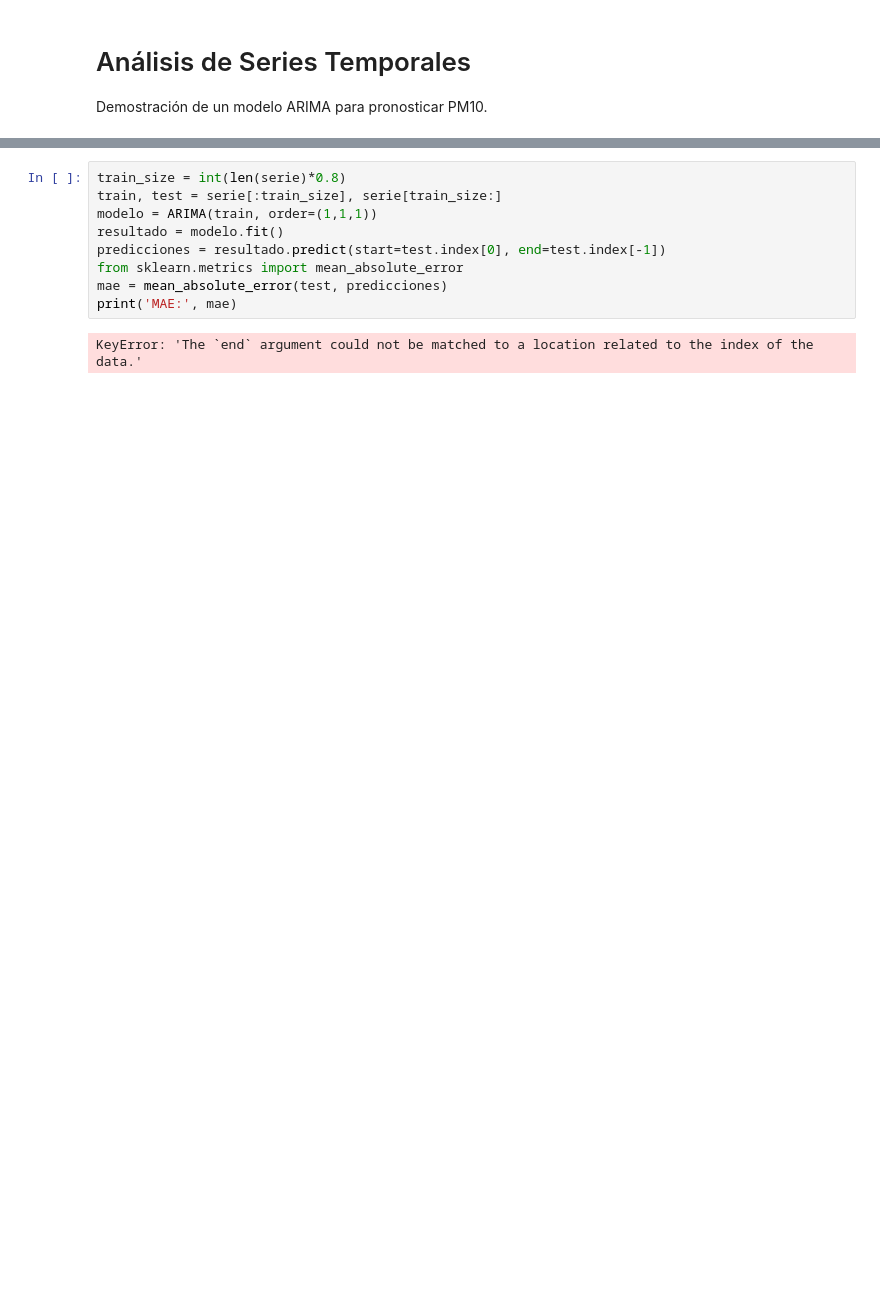
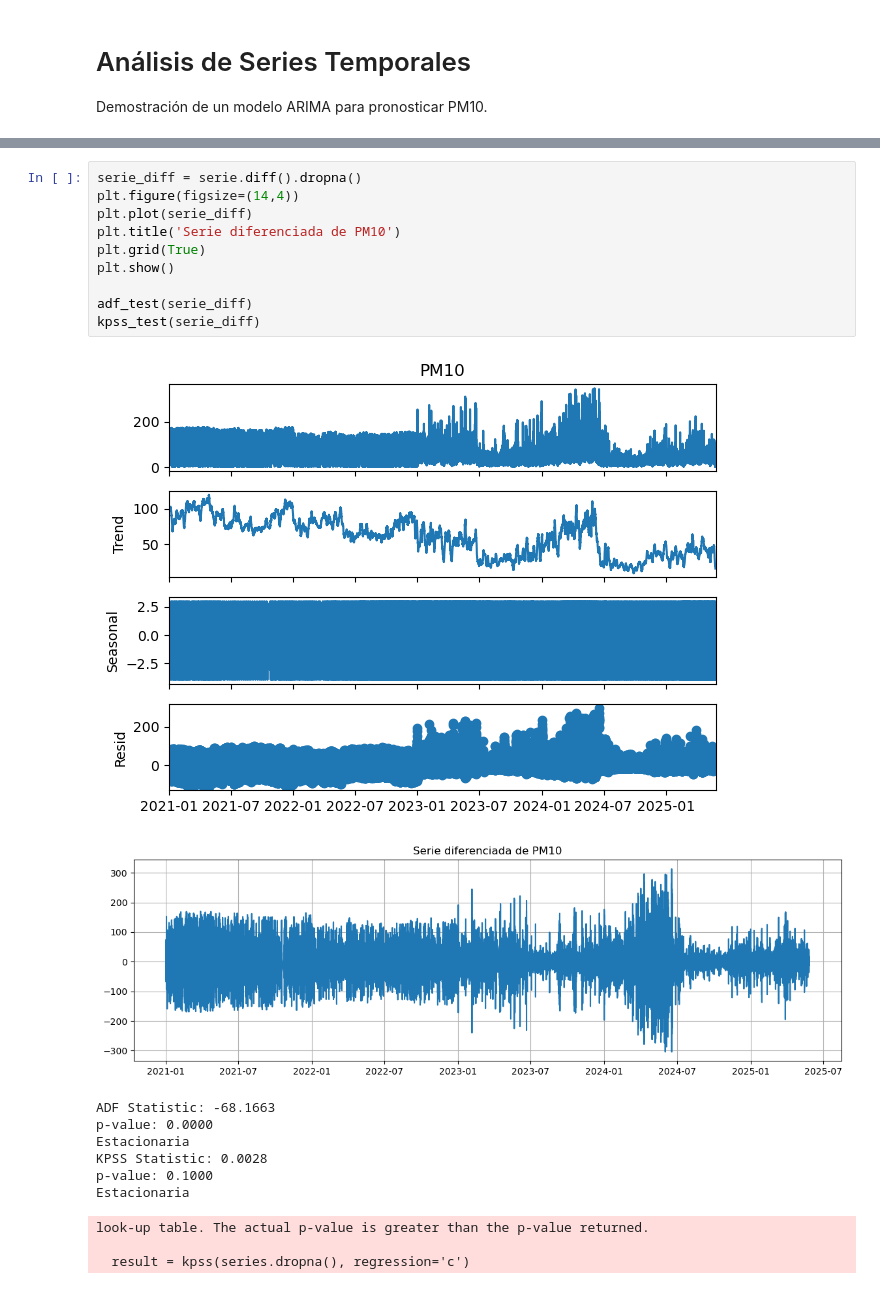
Before and after one commit to AlexisPaleta/CalidadAirePuebla, a Jupyter notebook: notebooks/04_series_temporales.ipynb, the cells around one changed output, grey strips where cells are left out. Cells and saved outputs as stored; diff of their text form; blank space fills up the shorter version.

```diff
--- a/notebooks/04_series_temporales.ipynb
+++ b/notebooks/04_series_temporales.ipynb
@@ -33,11 +61,22 @@ p-valor ADF: 1.5224838552155991e-25
 # %%
-train_size = int(len(serie)*0.8)
-train, test = serie[:train_size], serie[train_size:]
-modelo = ARIMA(train, order=(1,1,1))
-resultado = modelo.fit()
-predicciones = resultado.predict(start=test.index[0], end=test.index[-1])
-from sklearn.metrics import mean_absolute_error
-mae = mean_absolute_error(test, predicciones)
-print('MAE:', mae)
+serie_diff = serie.diff().dropna()
+plt.figure(figsize=(14,4))
+plt.plot(serie_diff)
+plt.title('Serie diferenciada de PM10')
+plt.grid(True)
+plt.show()
+
+adf_test(serie_diff)
+kpss_test(serie_diff)
 # %% [output]
+[figure, added]
+[figure, added]
-KeyError: 'The `end` argument could not be matched to a location related to the index of the data.'
+ADF Statistic: -68.1663
+p-value: 0.0000
+Estacionaria
+KPSS Statistic: 0.0028
+p-value: 0.1000
+Estacionaria
+look-up table. The actual p-value is greater than the p-value returned.
+
+  result = kpss(series.dropna(), regression='c')
```
Also changed, not shown: parts of 11 cells of this notebook.
